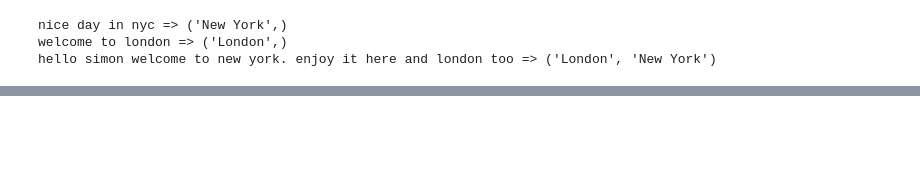
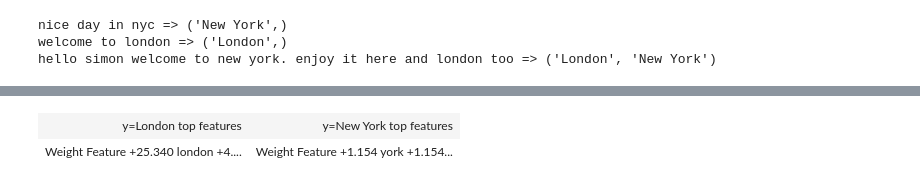
Before and after one commit to s-j/notebooks, a Jupyter notebook: sklearn/eli5.ipynb, the cells around one changed output, grey strips where cells are left out. Cells and saved outputs as stored; diff of their text form; code cells hidden in the pictures; blank space fills up the shorter version.

```diff
--- a/sklearn/eli5.ipynb
+++ b/sklearn/eli5.ipynb
@@ -90 +89,9 @@ y=New York (probability 0.994, score 5.035) top features
 hello simon welcome to new york. enjoy it here and london too
+# %%
+setattr(clf.estimator, 'classes_', clf.classes_)
+setattr(clf.estimator, 'coef_', clf.coef_)
+setattr(clf.estimator, 'intercept_', clf.intercept_)
+eli5.show_weights(clf.estimator, vec=vec, target_names=mlb.classes_)
+# %% [output]
+| y=London top features | y=New York top features |
+| Weight Feature +25.340 london +4.... | Weight Feature +1.154 york +1.154... |
```
Also changed, not shown: parts of 8 cells of this notebook.
